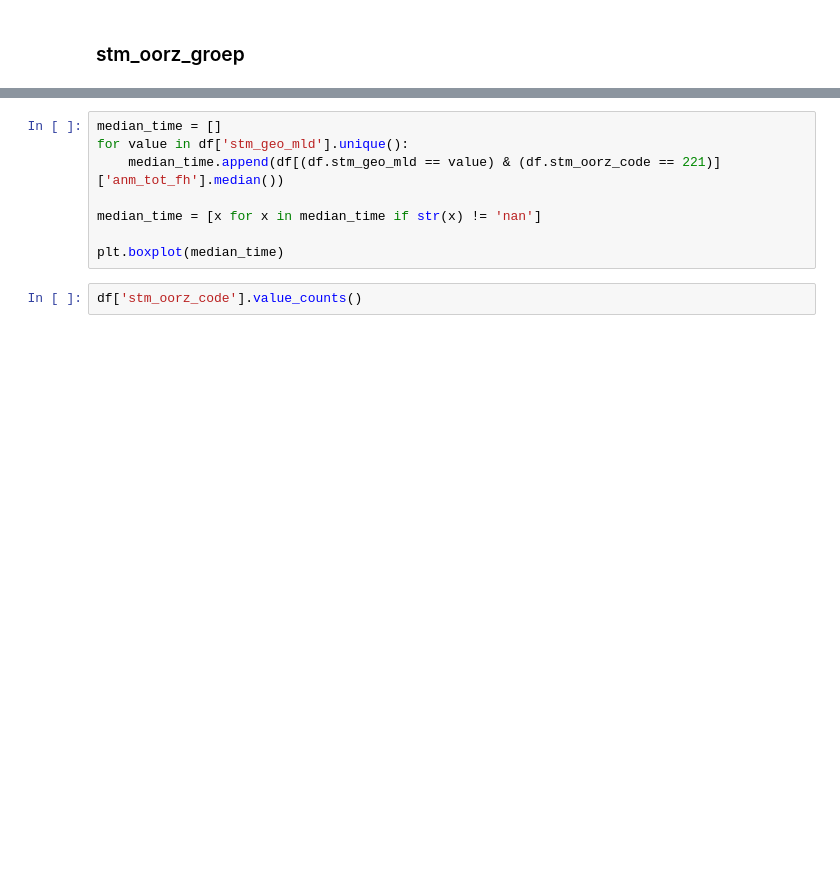
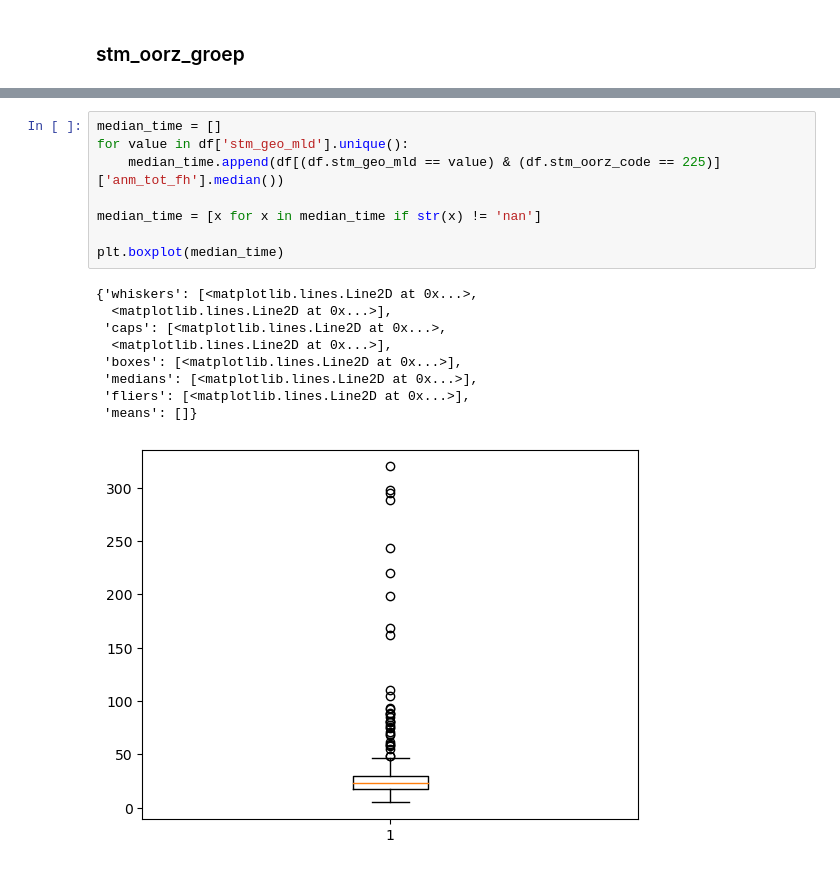
Before and after one commit to GuuscoNL/data-driven-business, a Jupyter notebook: DataExploration.ipynb, the cells around one changed output, grey strips where cells are left out. Saved outputs shown, nothing was run; the diff lists cells and outputs as text; blank space fills up the shorter version.

```diff
--- a/DataExploration.ipynb
+++ b/DataExploration.ipynb
@@ -170,10 +239,18 @@ for value in ['ONR-RIB', 'ONR-DERD', 'TECHONV', 'WEER']:
 # %%
 median_time = []
 for value in df['stm_geo_mld'].unique():
-    median_time.append(df[(df.stm_geo_mld == value) & (df.stm_oorz_code == 221)]['anm_tot_fh'].median())
+    median_time.append(df[(df.stm_geo_mld == value) & (df.stm_oorz_code == 225)]['anm_tot_fh'].median())
 
 median_time = [x for x in median_time if str(x) != 'nan']
 
 plt.boxplot(median_time)
+# %% [output]
+{'whiskers': [<matplotlib.lines.Line2D at 0x...>,
+  <matplotlib.lines.Line2D at 0x...>],
+ 'caps': [<matplotlib.lines.Line2D at 0x...>,
+  <matplotlib.lines.Line2D at 0x...>],
+ 'boxes': [<matplotlib.lines.Line2D at 0x...>],
+ 'medians': [<matplotlib.lines.Line2D at 0x...>],
+ 'fliers': [<matplotlib.lines.Line2D at 0x...>],
+ 'means': []}
+[figure, added]
-# %%
-df['stm_oorz_code'].value_counts()
```
Also changed, not shown: parts of 10 cells of this notebook.
